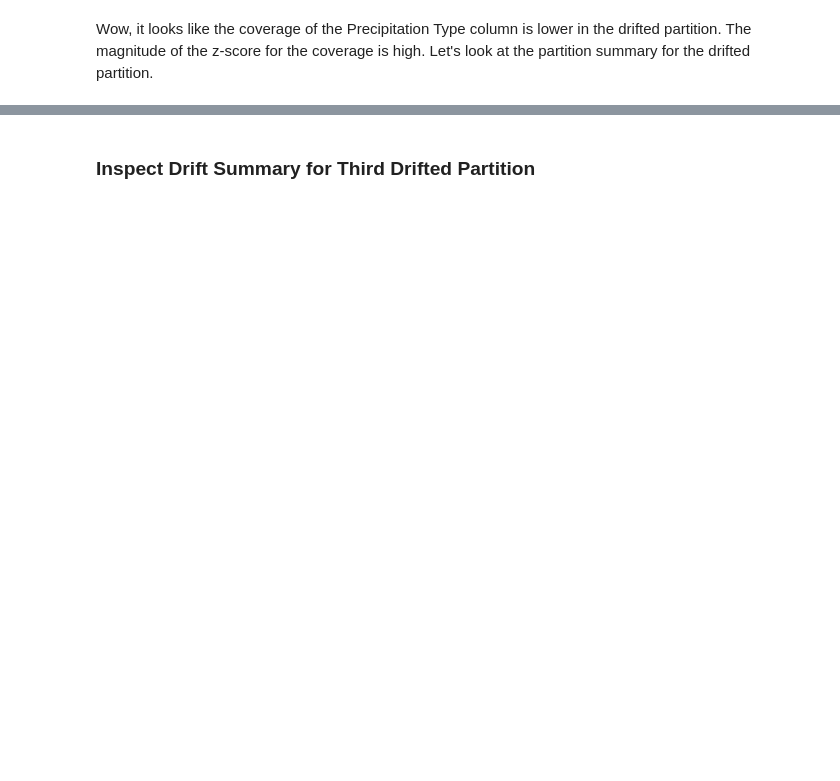
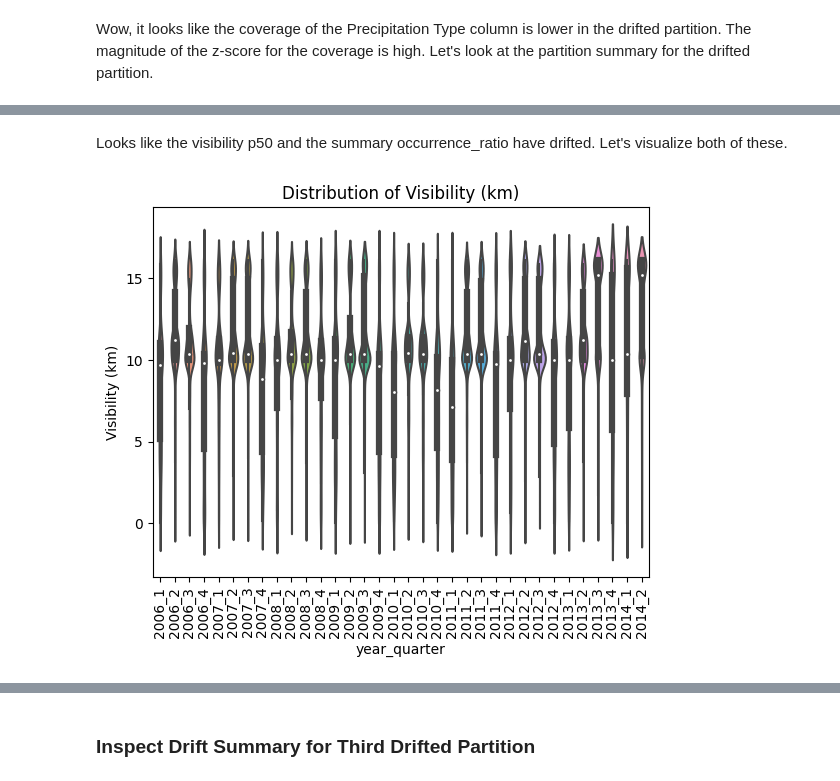
Before and after one commit to dm4ml/gate, a Jupyter notebook: examples/weather.ipynb, the cells around one changed output, grey strips where cells are left out. Saved outputs shown, nothing was run; the diff lists cells and outputs as text; code cells hidden in the pictures; blank space fills up the shorter version.

```diff
--- a/examples/weather.ipynb
+++ b/examples/weather.ipynb
@@ -217,0 +209,9 @@ It also looks like the mean of the Pressure column is lower in the drifted parti
+# %% [markdown]
+Looks like the visibility p50 and the summary occurrence_ratio have drifted. Let's visualize both of these.
+# %%
+sns.violinplot(x="year_quarter", y="Visibility (km)", data= all_data[all_data["year_quarter"] <= partition_name])
+plt.xticks(rotation=90)
+plt.title("Distribution of Visibility (km)")
+plt.show()
+# %% [output]
+[figure, added]
```
Also changed, not shown: parts of 24 cells of this notebook, 7 other files.
